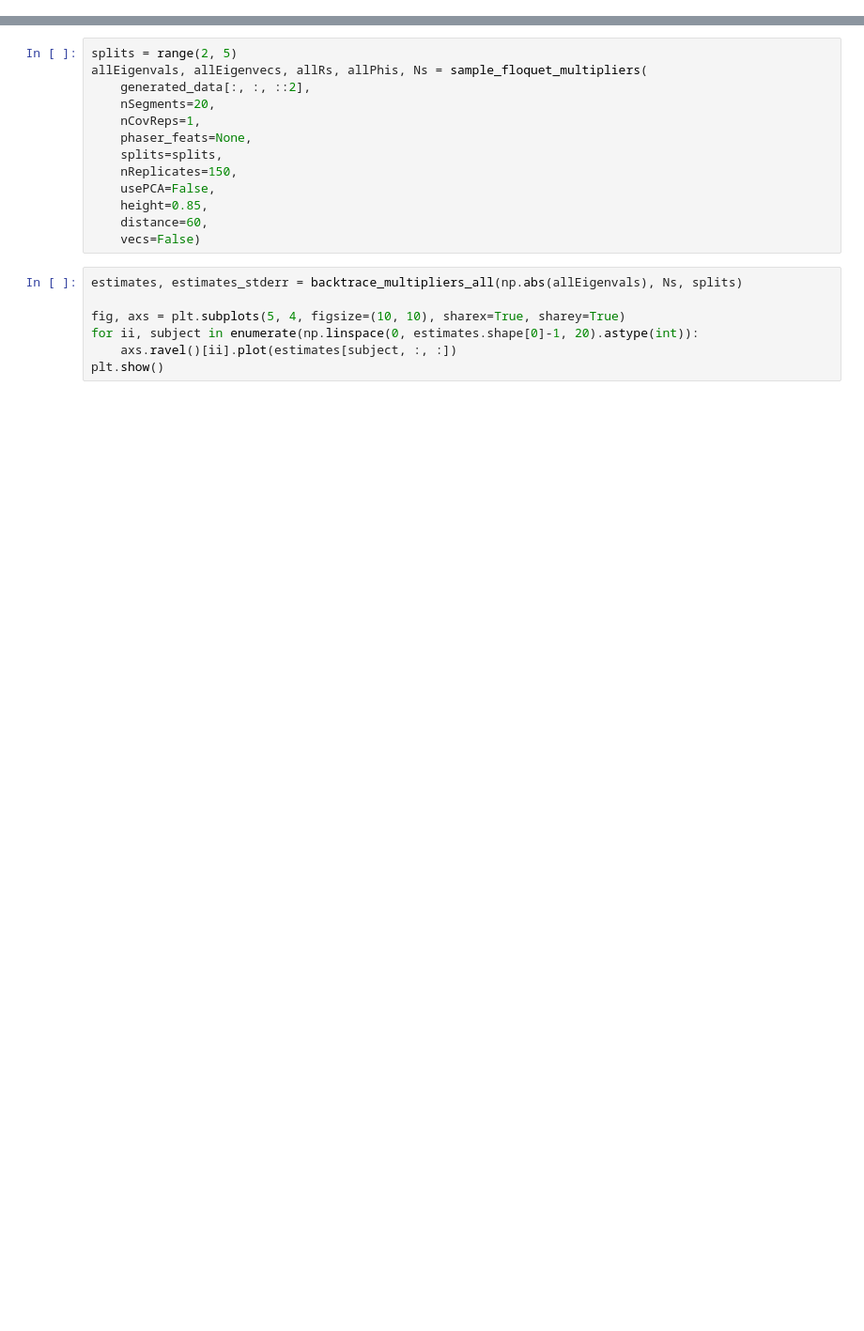
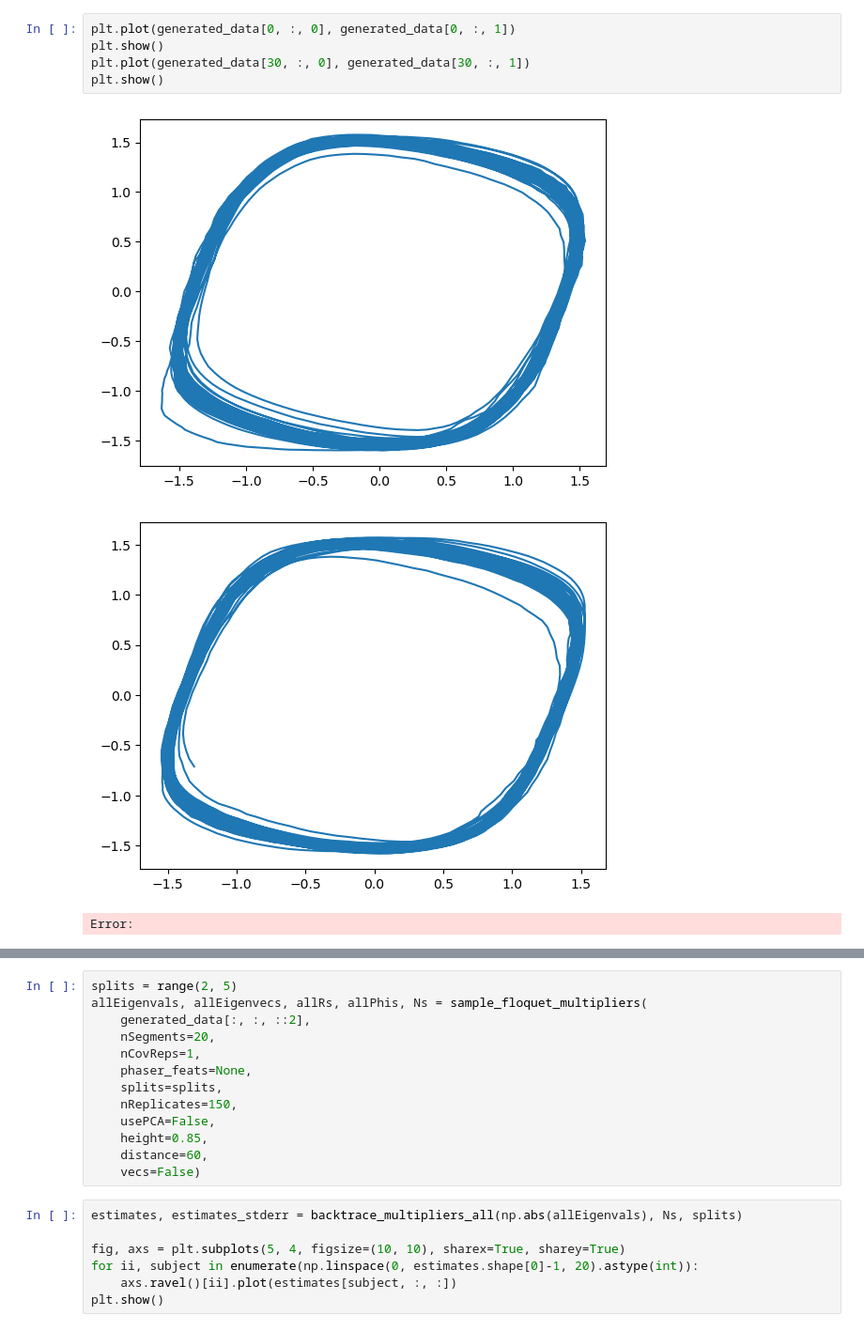
Before and after one commit to Michaelhess17/NeuralODE, a Jupyter notebook: analyze_stability.ipynb, the cells around one changed output, grey strips where cells are left out. Shown: that part at 94% size. Drawn from its saved outputs; the diff is of its cells as text; blank space fills up the shorter version.

```diff
--- a/analyze_stability.ipynb
+++ b/analyze_stability.ipynb
@@ -38,0 +31,9 @@ plt.plot(generated_data[0, :, ::2])
+# %%
+plt.plot(generated_data[0, :, 0], generated_data[0, :, 1])
+plt.show()
+plt.plot(generated_data[30, :, 0], generated_data[30, :, 1])
+plt.show()
+# %% [output]
+[figure, added]
+[figure, added]
+Error:
```
Also changed, not shown: parts of 6 cells of this notebook, 10 other files.
